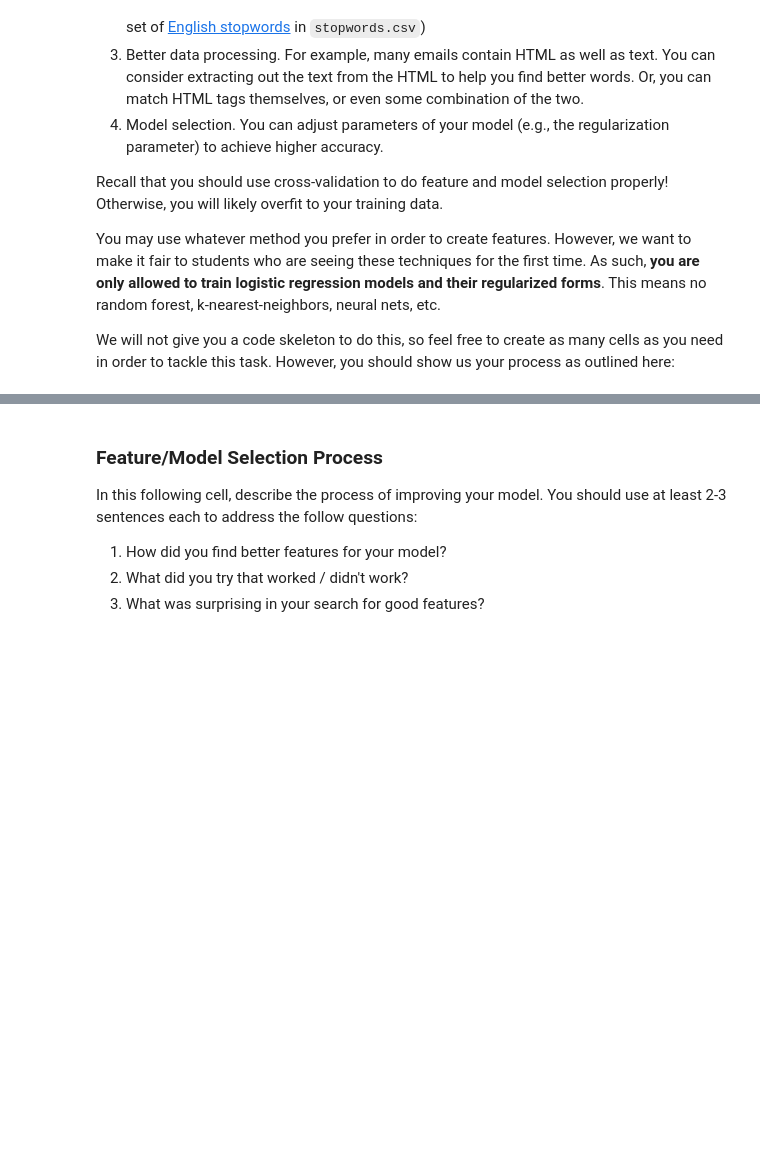
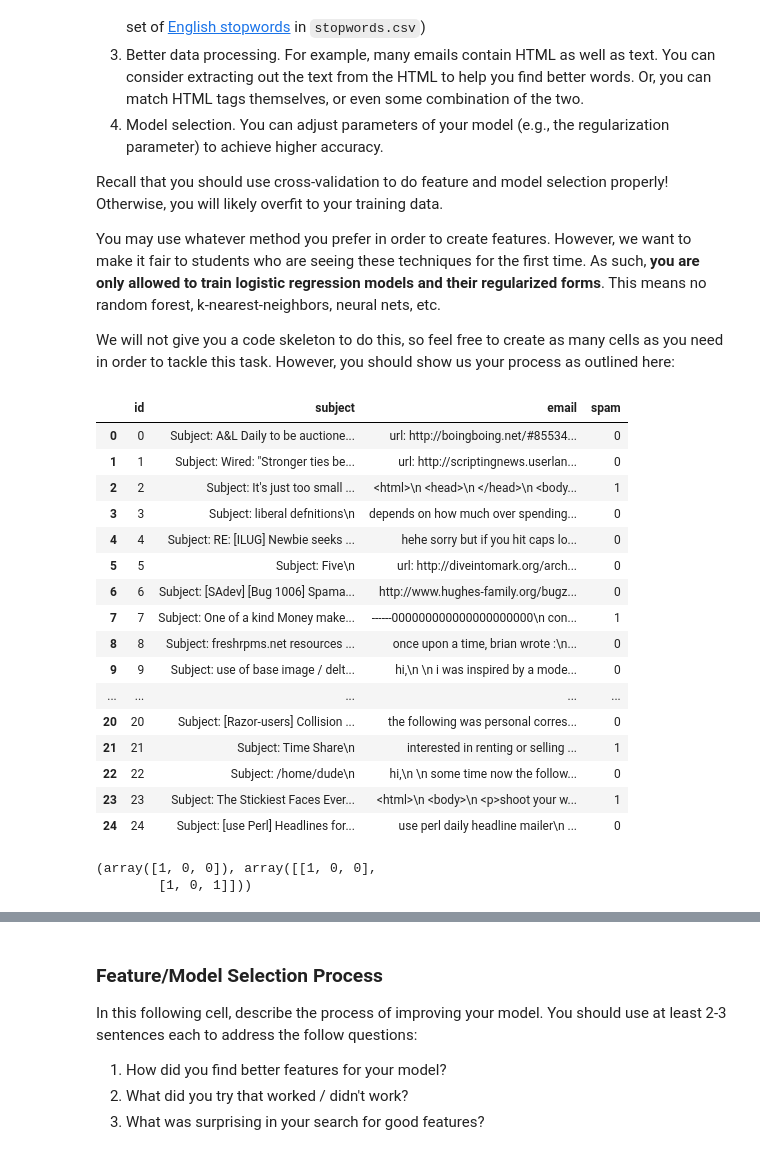
Before and after one commit to dhruvilbadani/ds100-proj2, a Jupyter notebook: proj2.ipynb, the cells around one changed output, grey strips where cells are left out. Drawn from its saved outputs; the diff is of its cells as text; code cells hidden in the pictures; blank space fills up the shorter version.

Commit message:
has basic html / capital functions but not appended to the feature vector

```diff
--- a/proj2.ipynb
+++ b/proj2.ipynb
@@ -351,3 +359,53 @@ Recall that you should use cross-validation to do feature and model selection pr
 You may use whatever method you prefer in order to create features. However, we want to make it fair to students who are seeing these techniques for the first time.  As such, **you are only allowed to train logistic regression models and their regularized forms**. This means no random forest, k-nearest-neighbors, neural nets, etc.
 
 We will not give you a code skeleton to do this, so feel free to create as many cells as you need in order to tackle this task. However, you should show us your process as outlined here:
+# %%
+train.head(25)
+# %% [output]
+|  | id | subject | email | spam |
+| 0 | 0 | Subject: A&L Daily to be auctione... | url: http://boingboing.net/#85534... | 0 |
+| 1 | 1 | Subject: Wired: "Stronger ties be... | url: http://scriptingnews.userlan... | 0 |
+| 2 | 2 | Subject: It's just too small ... | <html>\n <head>\n </head>\n <body... | 1 |
+| 3 | 3 | Subject: liberal defnitions\n | depends on how much over spending... | 0 |
+| 4 | 4 | Subject: RE: [ILUG] Newbie seeks ... | hehe sorry but if you hit caps lo... | 0 |
+| 5 | 5 | Subject: Five\n | url: http://diveintomark.org/arch... | 0 |
+| 6 | 6 | Subject: [SAdev] [Bug 1006] Spama... | http://www.hughes-family.org/bugz... | 0 |
+| 7 | 7 | Subject: One of a kind Money make... | ------000000000000000000000\n con... | 1 |
+| 8 | 8 | Subject: freshrpms.net resources ... | once upon a time, brian wrote :\n... | 0 |
+| 9 | 9 | Subject: use of base image / delt... | hi,\n \n i was inspired by a mode... | 0 |
+| ... | ... | ... | ... | ... |
+| 20 | 20 | Subject: [Razor-users] Collision ... | the following was personal corres... | 0 |
+| 21 | 21 | Subject: Time Share\n | interested in renting or selling ... | 1 |
+| 22 | 22 | Subject: /home/dude\n | hi,\n \n some time now the follow... | 0 |
+| 23 | 23 | Subject: The Stickiest Faces Ever... | <html>\n <body>\n <p>shoot your w... | 1 |
+| 24 | 24 | Subject: [use Perl] Headlines for... | use perl daily headline mailer\n ... | 0 |
+# %%
+##CHECKS FOR HTML TAGS
+
+def check_html(text):
+    '''
+    Args:
+        `text` (str): string to search in
+
+    Returns:
+        0 if the "<html>" is not in text, 1 if it is.
+    '''
+    if "<html>" in text:
+        return 1
+    return 0
+
+def html_in_texts(texts):
+    '''
+    Args:
+        `texts` (Series of str): strings to search in
+
+    Returns:
+        NumPy array of 0s and 1s with shape (n, 1) where n is the
+        number of texts.
+    '''
+    return np.array([check_html(text) for text in texts])
+
+html_in_texts(pd.Series(['<html>', 'normal', '<rand>']))
+# %% [output]
+(array([1, 0, 0]), array([[1, 0, 0],
+        [1, 0, 1]]))
```
Also changed, not shown: parts of 9 cells of this notebook.
